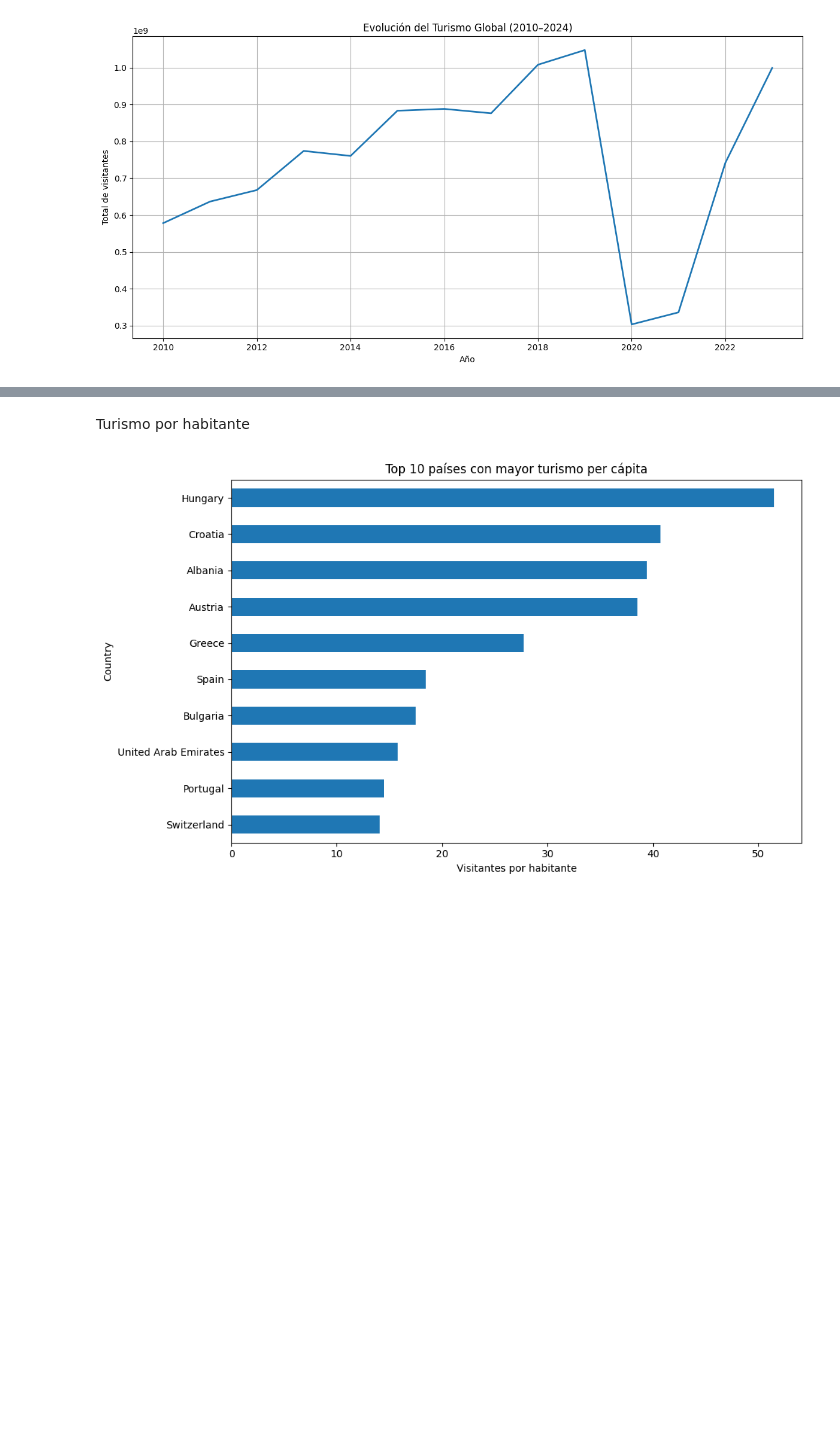
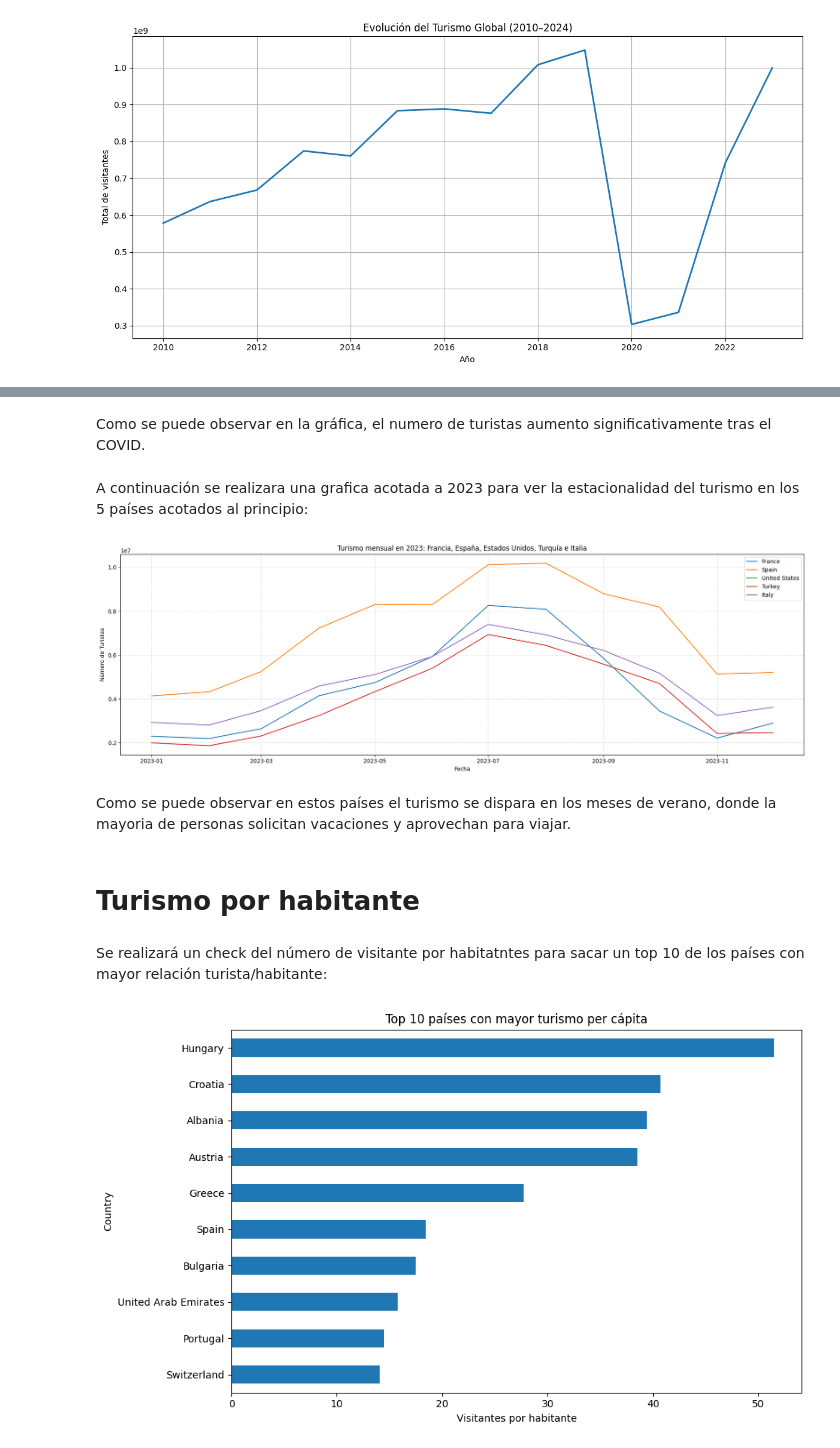
Before and after one commit to troiti1/EDA, a Jupyter notebook: notebooks/2_data_visualization.ipynb, the cells around one changed output, grey strips where cells are left out. Cells and saved outputs as stored; diff of their text form; code cells hidden in the pictures; blank space fills up the shorter version.

```diff
--- a/notebooks/2_data_visualization.ipynb
+++ b/notebooks/2_data_visualization.ipynb
@@ -56,5 +88,41 @@ plt.show()
+# %% [markdown]
+Como se puede observar en la gráfica, el numero de turistas aumento significativamente tras el COVID.
+# %% [markdown]
+A continuación se realizara una grafica acotada a 2023 para ver la estacionalidad del turismo en los 5 países acotados al principio:
+# %%
+# Convertir Year y Month a una columna datetime para el eje x
+df_tourism['Date'] = pd.to_datetime(df_tourism[['Year', 'Month']].assign(DAY=1))
+
+# Lista de países que queremos graficar
+selected_countries = ['France', 'Spain', 'United States', 'Turkey', 'Italy']  # top países con más turismo
+
+# Filtrar únicamente el año 2023
+df_2023 = df_tourism[df_tourism['Year'] == 2023]
+
+# Filtrar el dataframe para esos países
+df_selected = df_2023[df_2023['Country'].isin(selected_countries)]
+
+# Graficar con líneas limpias y figura alargada
+plt.figure(figsize=(18, 6))
+for country in selected_countries:
+    country_data = df_selected[df_selected['Country'] == country]
+    plt.plot(country_data['Date'], country_data['N_visitors'], label=country)
+
+plt.xlabel('Fecha')
+plt.ylabel('Número de Turistas')
+plt.title('Turismo mensual en 2023: Francia, España, Estados Unidos, Turquía e Italia')
+plt.legend()
+plt.grid(True, linestyle='--', alpha=0.5)
+plt.tight_layout()
+plt.show()
+# %% [output]
+[figure, added]
+# %% [markdown]
+Como se puede observar en estos países el turismo se dispara en los meses de verano, donde la mayoria de personas solicitan vacaciones y aprovechan para viajar.
 # %% [markdown]
-Turismo por habitante
+# Turismo por habitante
+# %% [markdown]
+Se realizará un check del número de visitante por habitatntes para sacar un top 10 de los países con mayor relación turista/habitante:
 # %%
 df_pc = (df_tourism.groupby("Country")
          .apply(lambda x: x["N_visitors"].sum() / x["Population"].max())
```
Also changed, not shown: parts of 10 cells of this notebook, 1 other file.
